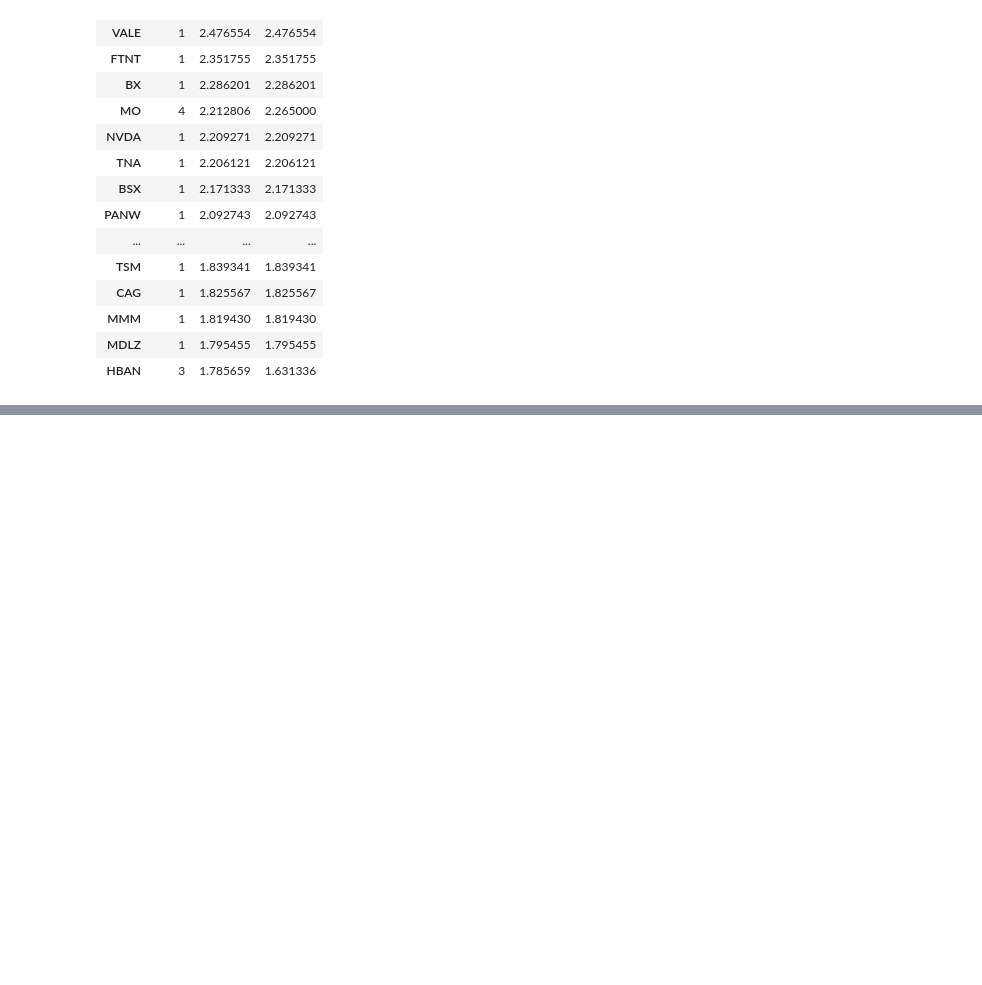
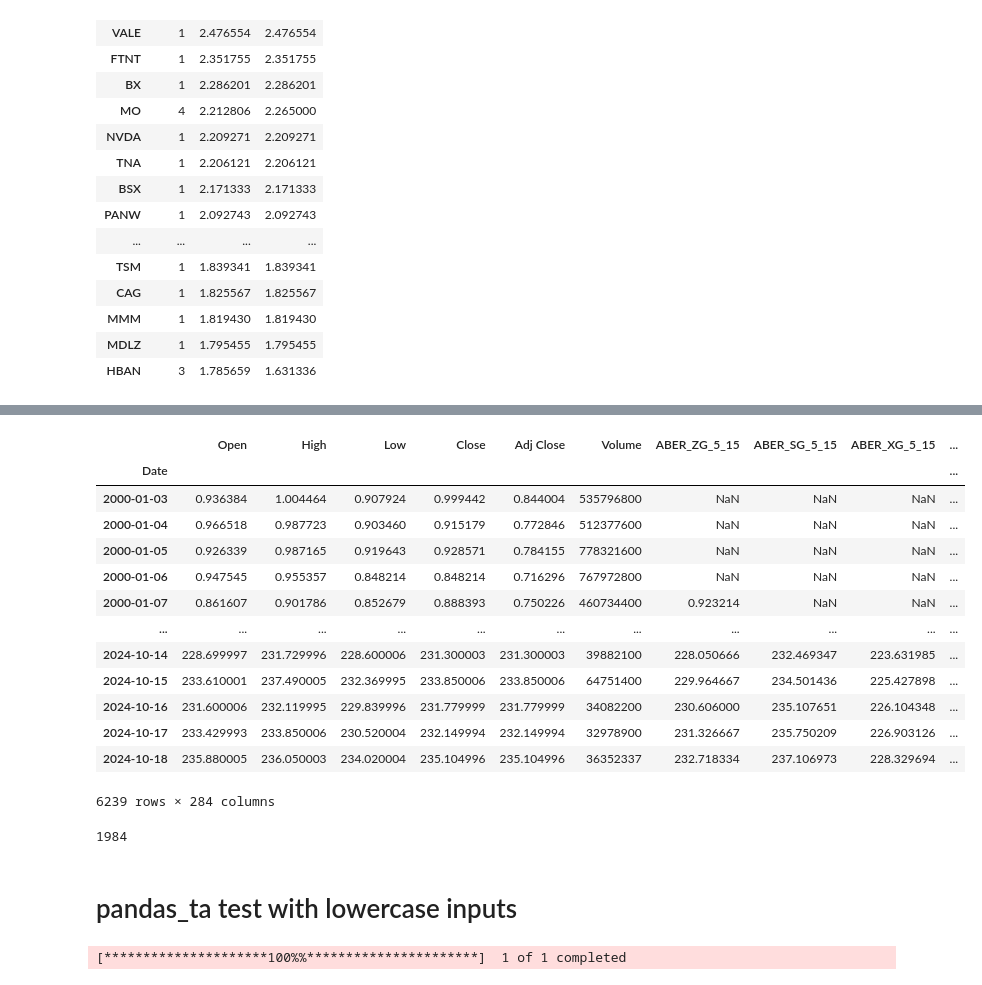
Before and after one commit to jklen/cataclysmic_alpha, a Jupyter notebook: experiment_notebooks/hhhl_ml1_backtest_analysis.ipynb, the cells around one changed output, grey strips where cells are left out. Drawn from its saved outputs; the diff is of its cells as text; code cells hidden in the pictures; blank space fills up the shorter version.

Commit message:
hhhl_ml1 strategy & portfolio ready for test. code update

```diff
--- a/experiment_notebooks/hhhl_ml1_backtest_analysis.ipynb
+++ b/experiment_notebooks/hhhl_ml1_backtest_analysis.ipynb
@@ -1513,0 +1612,18 @@ df_pf_symbols.groupby(by = 'symbol')['test_pred']\
+# %%
+df_price = pd.read_csv('../data/df_price_test.csv', index_col='Date')
+df_price
+# %% [output]
+|  | Open | High | Low | Close | Adj Close | Volume | ABER_ZG_5_15 | ABER_SG_5_15 | ABER_XG_5_15 | ... |
+| Date |  |  |  |  |  |  |  |  |  | ... |
+| 2000-01-03 | 0.936384 | 1.004464 | 0.907924 | 0.999442 | 0.844004 | 535796800 | NaN | NaN | NaN | ... |
+| 2000-01-04 | 0.966518 | 0.987723 | 0.903460 | 0.915179 | 0.772846 | 512377600 | NaN | NaN | NaN | ... |
+| 2000-01-05 | 0.926339 | 0.987165 | 0.919643 | 0.928571 | 0.784155 | 778321600 | NaN | NaN | NaN | ... |
+| 2000-01-06 | 0.947545 | 0.955357 | 0.848214 | 0.848214 | 0.716296 | 767972800 | NaN | NaN | NaN | ... |
+| 2000-01-07 | 0.861607 | 0.901786 | 0.852679 | 0.888393 | 0.750226 | 460734400 | 0.923214 | NaN | NaN | ... |
+| ... | ... | ... | ... | ... | ... | ... | ... | ... | ... | ... |
+| 2024-10-14 | 228.699997 | 231.729996 | 228.600006 | 231.300003 | 231.300003 | 39882100 | 228.050666 | 232.469347 | 223.631985 | ... |
+| 2024-10-15 | 233.610001 | 237.490005 | 232.369995 | 233.850006 | 233.850006 | 64751400 | 229.964667 | 234.501436 | 225.427898 | ... |
+| 2024-10-16 | 231.600006 | 232.119995 | 229.839996 | 231.779999 | 231.779999 | 34082200 | 230.606000 | 235.107651 | 226.104348 | ... |
+| 2024-10-17 | 233.429993 | 233.850006 | 230.520004 | 232.149994 | 232.149994 | 32978900 | 231.326667 | 235.750209 | 226.903126 | ... |
+| 2024-10-18 | 235.880005 | 236.050003 | 234.020004 | 235.104996 | 235.104996 | 36352337 | 232.718334 | 237.106973 | 228.329694 | ... |
+6239 rows × 284 columns
@@ -1513,0 +1635,4 @@ df_pf_symbols.groupby(by = 'symbol')['test_pred']\
+# %%
+model.best_estimator_.predict(df_price).sum()
+# %% [output]
+1984
@@ -1513,0 +1642,13 @@ df_pf_symbols.groupby(by = 'symbol')['test_pred']\
+# %% [markdown]
+# pandas_ta test with lowercase inputs
+# %%
+from datetime import datetime
+import yfinance as yf
+import pandas_ta as ta
+
+data= yf.download('AAPL', start=datetime(2000, 1,1), end=datetime.now())
+data.rename(columns = {'Open':'open', 'High':'high', 'Low':'low', 'Close':'close',
+                           'Adj Close':'adj close', 'Volume':'volume'}, inplace = True)
+data.ta.strategy('All')
+# %% [output]
+[*********************100%%**********************]  1 of 1 completed
```
Also changed, not shown: parts of 16 cells of this notebook, 39 other files.
